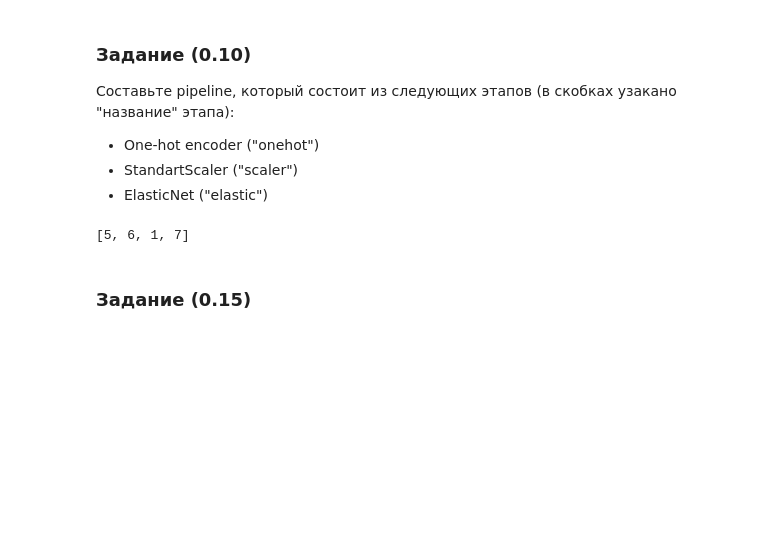
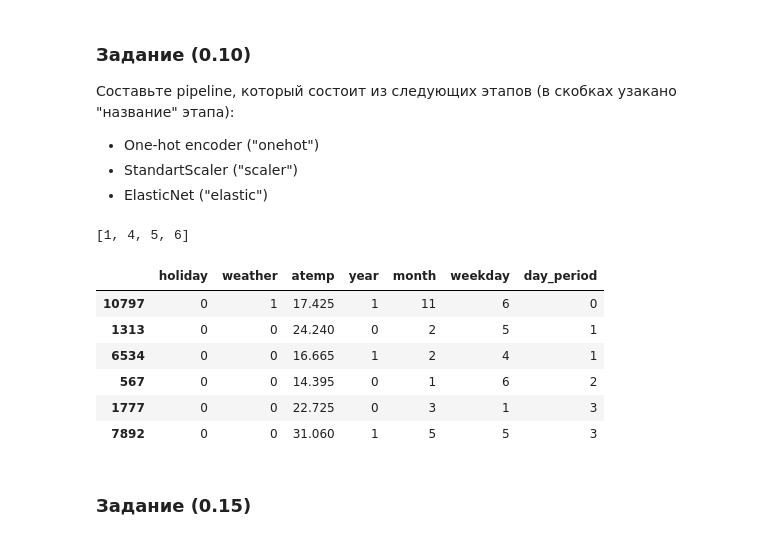
Before and after one commit to rojaster/sfml, a Jupyter notebook: hw04/lesson_04_homework/regression-skillfactory-hw.ipynb, the cells around one changed output. Drawn from its saved outputs; the diff is of its cells as text; code cells hidden in the pictures; blank space fills up the shorter version.

```diff
--- a/hw04/lesson_04_homework/regression-skillfactory-hw.ipynb
+++ b/hw04/lesson_04_homework/regression-skillfactory-hw.ipynb
@@ -463,26 +519,36 @@ regressor = ElasticNet(alpha=1.0, l1_ratio=0.5)
 # %%
 from sklearn.preprocessing import StandardScaler, OneHotEncoder
 from sklearn.pipeline import Pipeline
-# %%
-onehot_encoder = OneHotEncoder(categorical_features=[df_clean.columns.get_loc(c)
-                                                     for c in ['weather',
-                                                               'month',
-                                                               'weekday',
-                                                                                  'day_period']])
-[df_clean.columns.get_loc(c)
-                                                     for c in ['month',
-                                                               'weekday',
-                                                               'weather',
-                                                               'day_period']]
-# std_scaler = StandardScaler()
-
-# model = Pipeline([
-#     ("onehot", onehot_encoder),
-#     ("scaler", std_scaler),
-#     ("elastic",regressor)
-# ])
-# %% [output]
-[5, 6, 1, 7]
+# %%
+X = df_clean.drop([y_label], axis=1)
+y = df_clean[y_label]
+cf_list = [X.columns.get_loc(c) for c in [ 'weather',
+                                           'month', 'weekday', 'day_period']]
+cf_list
+# %% [output]
+[1, 4, 5, 6]
+# %%
+onehot_encoder = OneHotEncoder(categorical_features=cf_list)
+std_scaler = StandardScaler(with_mean=False)
+
+model = Pipeline([
+    ("onehot", onehot_encoder),
+    ("scaler", std_scaler),
+    ("elastic",regressor)
+])
+
+model.fit(X,y)
+y_hat = model.predict(X)
+# %%
+X.sample(n=6)
+# %% [output]
+|  | holiday | weather | atemp | year | month | weekday | day_period |
+| 10797 | 0 | 1 | 17.425 | 1 | 11 | 6 | 0 |
+| 1313 | 0 | 0 | 24.240 | 0 | 2 | 5 | 1 |
+| 6534 | 0 | 0 | 16.665 | 1 | 2 | 4 | 1 |
+| 567 | 0 | 0 | 14.395 | 0 | 1 | 6 | 2 |
+| 1777 | 0 | 0 | 22.725 | 0 | 3 | 1 | 3 |
+| 7892 | 0 | 0 | 31.060 | 1 | 5 | 5 | 3 |
 # %% [markdown]
 ### Задание (0.15)
 # %% [markdown]
```
Also changed, not shown: parts of 15 cells of this notebook, 4 other files.
